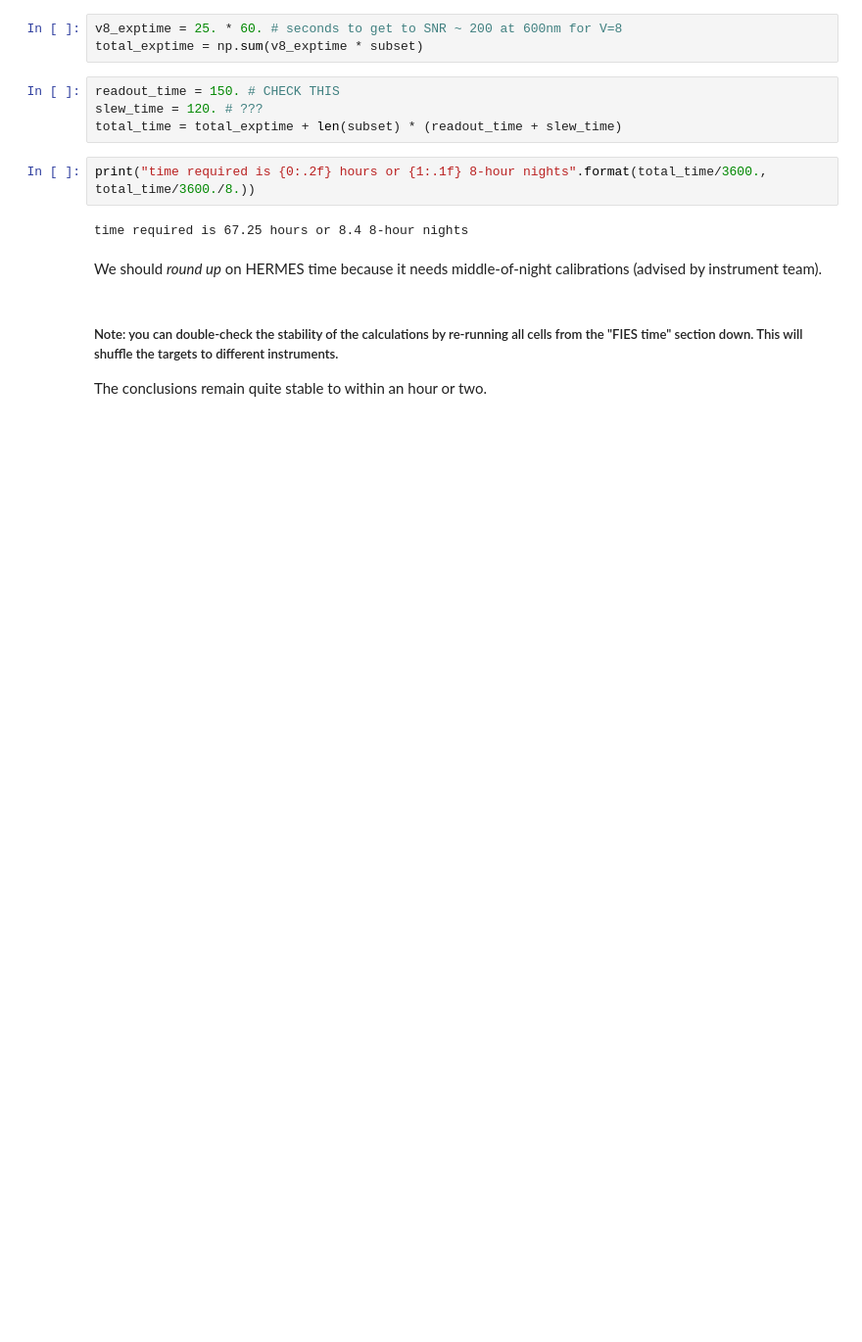
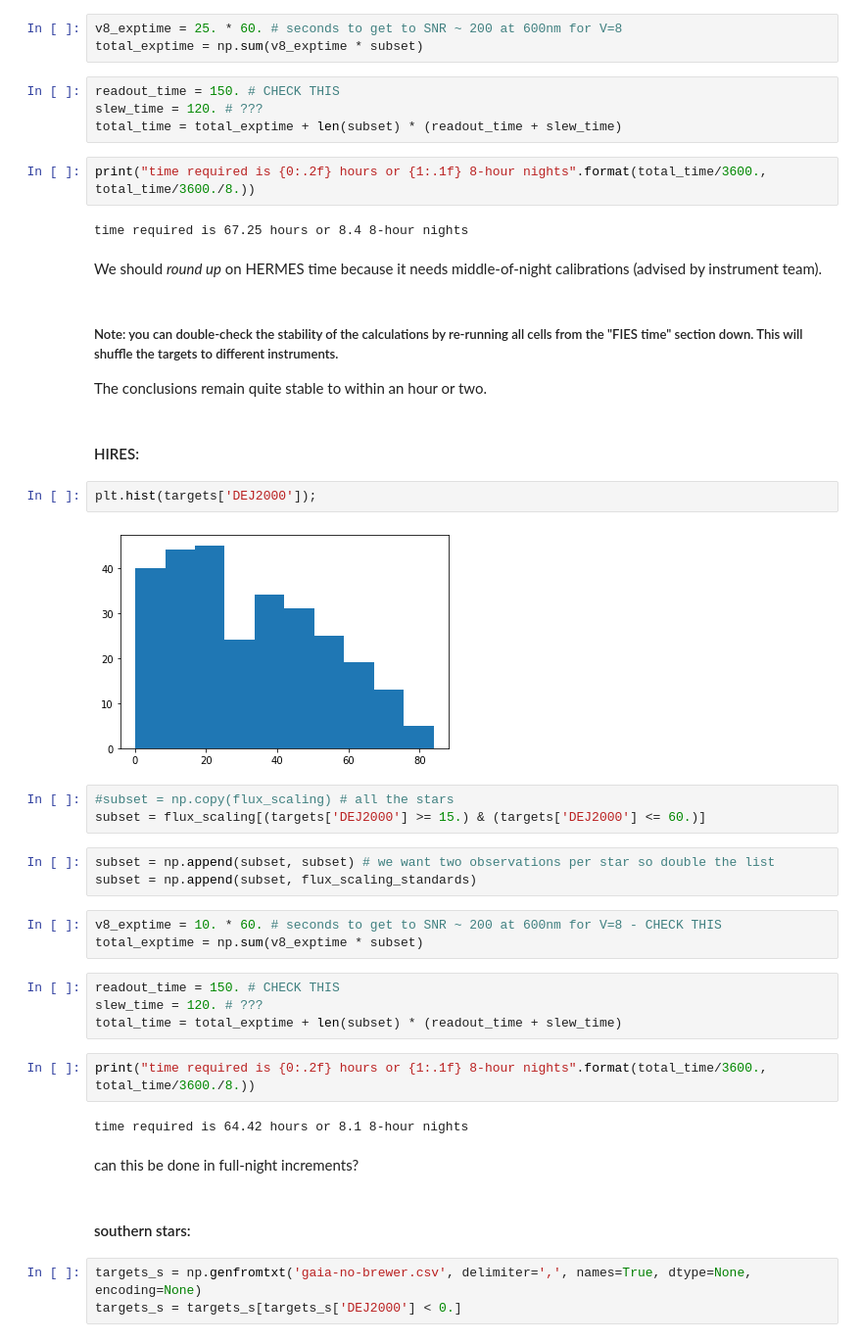
Before and after one commit to megbedell/thethethe, a Jupyter notebook: survey-time-calculator.ipynb, the cells around one changed output. Shown: that part at 98% size. Saved outputs shown, nothing was run; the diff lists cells and outputs as text; blank space fills up the shorter version.

Commit message:
southern survey

```diff
--- a/survey-time-calculator.ipynb
+++ b/survey-time-calculator.ipynb
@@ -107,3 +112,33 @@ We should *round up* on HERMES time because it needs middle-of-night calibration
 # %% [markdown]
 ##### Note: you can double-check the stability of the calculations by re-running all cells from the "FIES time" section down. This will shuffle the targets to different instruments.
 The conclusions remain quite stable to within an hour or two.
+# %% [markdown]
+#### HIRES:
+# %%
+plt.hist(targets['DEJ2000']);
+# %% [output]
+[figure, added]
+# %%
+#subset = np.copy(flux_scaling) # all the stars
+subset = flux_scaling[(targets['DEJ2000'] >= 15.) & (targets['DEJ2000'] <= 60.)]
+# %%
+subset = np.append(subset, subset) # we want two observations per star so double the list
+subset = np.append(subset, flux_scaling_standards)
+# %%
+v8_exptime = 10. * 60. # seconds to get to SNR ~ 200 at 600nm for V=8 - CHECK THIS
+total_exptime = np.sum(v8_exptime * subset)
+# %%
+readout_time = 150. # CHECK THIS
+slew_time = 120. # ???
+total_time = total_exptime + len(subset) * (readout_time + slew_time)
+# %%
+print("time required is {0:.2f} hours or {1:.1f} 8-hour nights".format(total_time/3600., total_time/3600./8.))
+# %% [output]
+time required is 64.42 hours or 8.1 8-hour nights
+# %% [markdown]
+can this be done in full-night increments?
+# %% [markdown]
+#### southern stars:
+# %%
+targets_s = np.genfromtxt('gaia-no-brewer.csv', delimiter=',', names=True, dtype=None, encoding=None)
+targets_s = targets_s[targets_s['DEJ2000'] < 0.]
```
Also changed, not shown: parts of 9 cells of this notebook.
